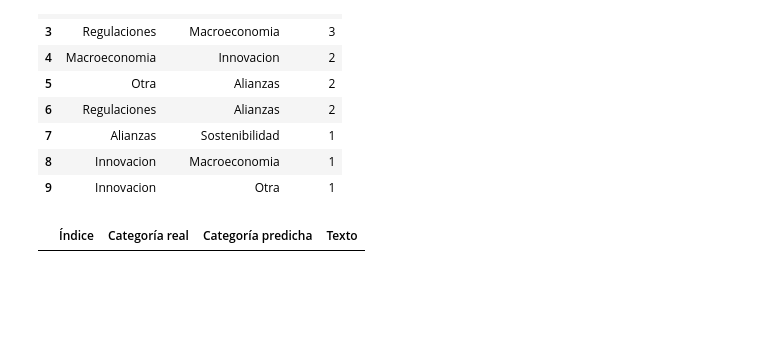
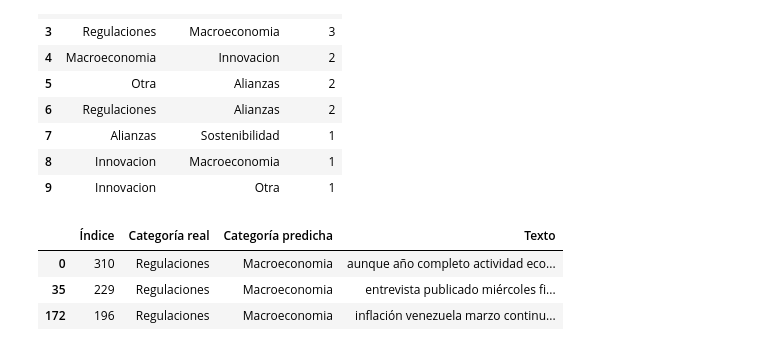
Before and after one commit to Cynthiss/NLP, a Jupyter notebook: Lab_4/Lab_4.ipynb, the cells around one changed output. Saved outputs shown, nothing was run; the diff lists cells and outputs as text; code cells hidden in the pictures; blank space fills up the shorter version.

Commit message:
Update Lab_4.ipynb
Otra mal clsificada

```diff
--- a/Lab_4/Lab_4.ipynb
+++ b/Lab_4/Lab_4.ipynb
@@ -4047,32 +4047,35 @@ df_confusiones_log.head(10)
 
 # 5.2 Documentos mal clasificados
 # Alianzas -> Regulaciones
 
 
 # Crear DataFrame con los resultados de validación
 df_errores_log = pd.DataFrame({
     "Texto": X_val,
     "Categoría real": y_val,
     "Categoría predicha": y_val_pred_log_bow
 }).reset_index()
 
 df_errores_log = df_errores_log.rename(
     columns={"index": "Índice"}
 )
 
 # Filtrar la confusión más frecuente
 errores_alianzas_regulaciones = df_errores_log[
-    (df_errores_log["Categoría real"] == "Otra") &
-    (df_errores_log["Categoría predicha"] == "Innovacion")
+    (df_errores_log["Categoría real"] == "Regulaciones") &
+    (df_errores_log["Categoría predicha"] == "Macroeconomia")
 ]
 
 errores_alianzas_regulaciones[
     [
         "Índice",
         "Categoría real",
         "Categoría predicha",
         "Texto"
     ]
 ]
 # %% [output]
 |  | Índice | Categoría real | Categoría predicha | Texto |
+| 0 | 310 | Regulaciones | Macroeconomia | aunque año completo actividad eco... |
+| 35 | 229 | Regulaciones | Macroeconomia | entrevista publicado miércoles fi... |
+| 172 | 196 | Regulaciones | Macroeconomia | inflación venezuela marzo continu... |
```
